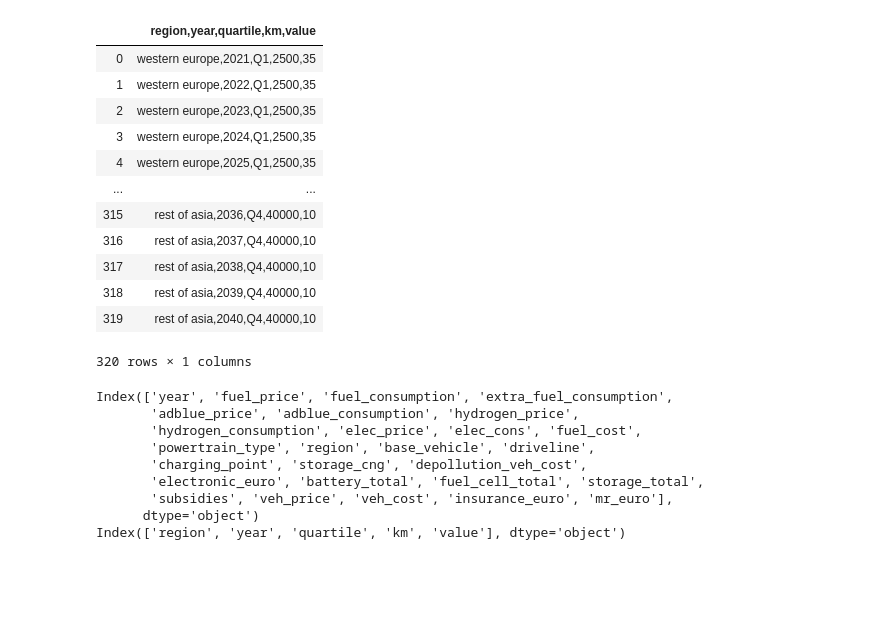
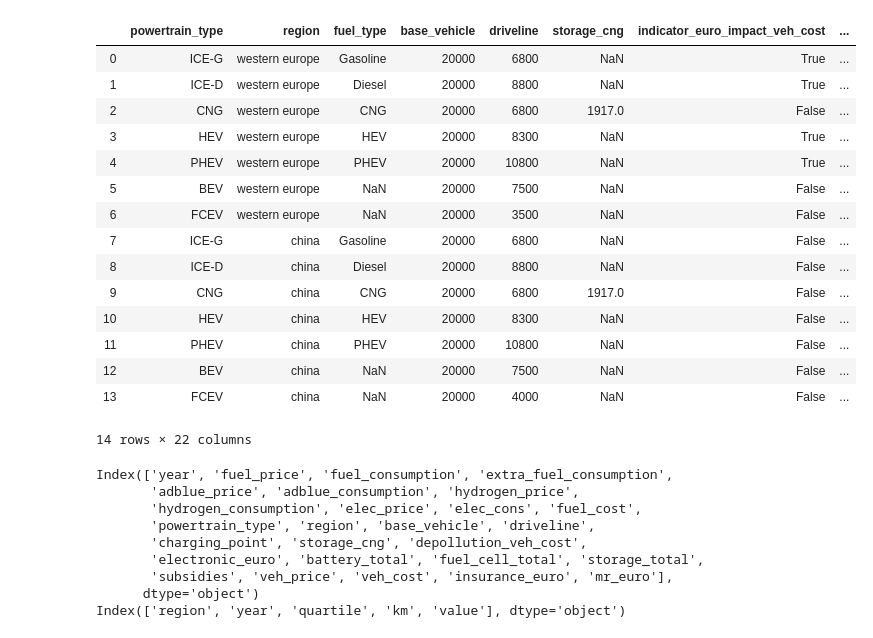
Before and after one commit to yousmaaz/powertrain-project, a Jupyter notebook: IHS_analysis.ipynb, the cells around one changed output. Cells and saved outputs as stored; diff of their text form; code cells hidden in the pictures; blank space fills up the shorter version.

Commit message:
changes in euro seven

```diff
--- a/IHS_analysis.ipynb
+++ b/IHS_analysis.ipynb
@@ -34,22 +63,27 @@ def calculate_TCO(fuel_cost, veh_cost, input_rate, quartiles):
     df['TCO_percent'] = df['TCO'] * df['value'] / 100
 
     return df
-# %%
-quartiles
-# %% [output]
-|  | region,year,quartile,km,value |
-| 0 | western europe,2021,Q1,2500,35 |
-| 1 | western europe,2022,Q1,2500,35 |
-| 2 | western europe,2023,Q1,2500,35 |
-| 3 | western europe,2024,Q1,2500,35 |
-| 4 | western europe,2025,Q1,2500,35 |
-| ... | ... |
-| 315 | rest of asia,2036,Q4,40000,10 |
-| 316 | rest of asia,2037,Q4,40000,10 |
-| 317 | rest of asia,2038,Q4,40000,10 |
-| 318 | rest of asia,2039,Q4,40000,10 |
-| 319 | rest of asia,2040,Q4,40000,10 |
-320 rows × 1 columns
+# %%
+input_fuel_df = pd.read_csv("data/input_veh_price.csv")
+# %%
+input_fuel_df
+# %% [output]
+|  | powertrain_type | region | fuel_type | base_vehicle | driveline | storage_cng | indicator_euro_impact_veh_cost | ... |
+| 0 | ICE-G | western europe | Gasoline | 20000 | 6800 | NaN | True | ... |
+| 1 | ICE-D | western europe | Diesel | 20000 | 8800 | NaN | True | ... |
+| 2 | CNG | western europe | CNG | 20000 | 6800 | 1917.0 | False | ... |
+| 3 | HEV | western europe | HEV | 20000 | 8300 | NaN | True | ... |
+| 4 | PHEV | western europe | PHEV | 20000 | 10800 | NaN | True | ... |
+| 5 | BEV | western europe | NaN | 20000 | 7500 | NaN | False | ... |
+| 6 | FCEV | western europe | NaN | 20000 | 3500 | NaN | False | ... |
+| 7 | ICE-G | china | Gasoline | 20000 | 6800 | NaN | False | ... |
+| 8 | ICE-D | china | Diesel | 20000 | 8800 | NaN | False | ... |
+| 9 | CNG | china | CNG | 20000 | 6800 | 1917.0 | False | ... |
+| 10 | HEV | china | HEV | 20000 | 8300 | NaN | False | ... |
+| 11 | PHEV | china | PHEV | 20000 | 10800 | NaN | False | ... |
+| 12 | BEV | china | NaN | 20000 | 7500 | NaN | False | ... |
+| 13 | FCEV | china | NaN | 20000 | 4000 | NaN | False | ... |
+14 rows × 22 columns
 # %%
 input_rate = pd.read_csv("data/input_rate.csv")
 quartiles= pd.read_csv("data/population_quartile.csv", sep=",")
```
Also changed, not shown: parts of 3 cells of this notebook, 21 other files.
